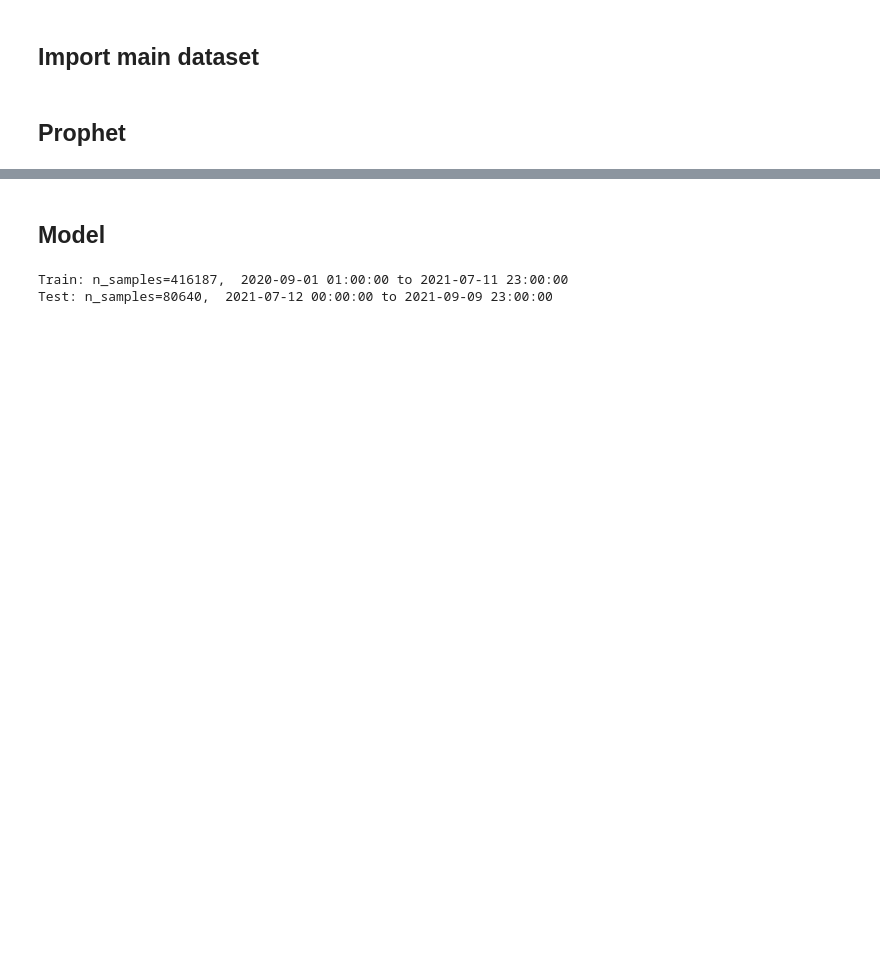
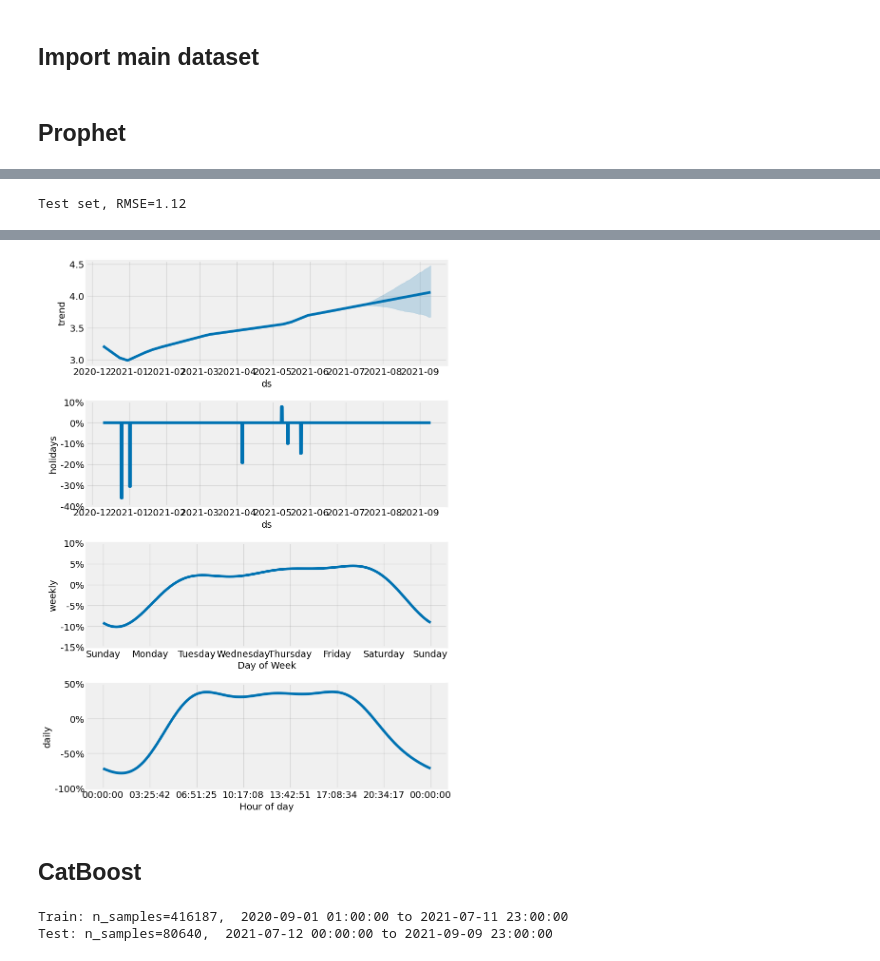
Before and after one commit to nicolamassari/bike_counters_team, a Jupyter notebook: Models/CatBoost + Prophet.ipynb, the cells around one changed output, grey strips where cells are left out. Cells and saved outputs as stored; diff of their text form; code cells hidden in the pictures; blank space fills up the shorter version.

Commit message:
Reorganized model notebooks

```diff
--- a/Models/CatBoost + Prophet.ipynb
+++ b/Models/CatBoost + Prophet.ipynb
@@ -276,35 +285,38 @@ def _gas_price_encoder(X):
 # %%
-from prophet import Prophet
-
-
-def prophet_fit_pred(data, group, cut=pd.Timedelta("60 days"), plot_components=False):
+def prophet_fit_pred(
+    data, group, test_delta=pd.Timedelta("60 days"), plot_components=False
+):
     data = data.copy()
     data["floor"] = 0
 
     data = data[
         data["group"] == group
     ]  # To test on a single group only, for simplicity
+
     data = data[["ds", "y"]]
 
-    cutoff_date = data["ds"].max() - cut
+    # Define the test set for prophet as the last 60 days
+    cutoff_date = data["ds"].max() - test_delta
     mask = data["ds"] <= cutoff_date
     train_prophet, test_prophet = data.loc[mask], data.loc[~mask]
 
-    # Initialize and fit the model
+    # Initialize the model
     prophet = Prophet(
         interval_width=0.95,
         growth="linear",
         daily_seasonality=True,
         weekly_seasonality=True,
-        yearly_seasonality=True,
+        yearly_seasonality=False,
         seasonality_mode="multiplicative",
     )
+
+    # Add French holidays
     prophet.add_country_holidays(country_name="FR")
 
     prophet.fit(train_prophet)
 
     future = prophet.make_future_dataframe(
-        periods=cut.days * 24, freq="h", include_history=True
+        periods=test_delta.days * 24, freq="h", include_history=True
     )
 
     # predict over the dataset
@@ -354,15 +411,18 @@ y_true = pd.DataFrame(columns=["ds", "y", "group"])
 
 forecast = pd.DataFrame()
 
-for i, v in enumerate(data["counter_name"].unique()[:]):
-    print(f"\n==[ Start group [{i}/{data['counter_name'].nunique()}] ]==")
+for i, grp in enumerate(data["counter_name"].unique()):
+
+    print(f"\n==[ Start group [{i+1}/{data['counter_name'].nunique()}] ]==")
+
     data_prophet = data.rename(
         columns={"date": "ds", "log_bike_count": "y", "counter_name": "group"}
     ).sort_values(["group", "ds"])
-    pred, test, components = prophet_fit_pred(data_prophet, v)
-    components["group"] = v
-    pred["group"] = v
-    test["group"] = v
+
+    pred, test, components = prophet_fit_pred(data_prophet, grp)
+    components["group"] = grp
+    pred["group"] = grp
+    test["group"] = grp
 
     forecast = pd.concat([forecast, components])
 
@@ -390 +452,7 @@ for i, v in enumerate(data["counter_name"].unique()[:]):
+# %%
+print(
+    f"Test set, RMSE={mean_squared_error(y_true.iloc[:,1], y_hat.iloc[:,1], squared=False):.2f}"
+)
+# %% [output]
+Test set, RMSE=1.12
 # %%
@@ -427,0 +479,3 @@ def _merge_prophet(X):
+# %%
+prophet_fit_pred(data_prophet, grp, plot_components=True)
+# %% [output]
@@ -428,4 +501,5 @@ def _merge_prophet(X):
+[figure, added]
 # %% [markdown]
-## Model
+## CatBoost
 # %%
 X, y = data.drop(columns=targets), data["log_bike_count"]
```
Also changed, not shown: parts of 25 cells of this notebook, 7 other files.
